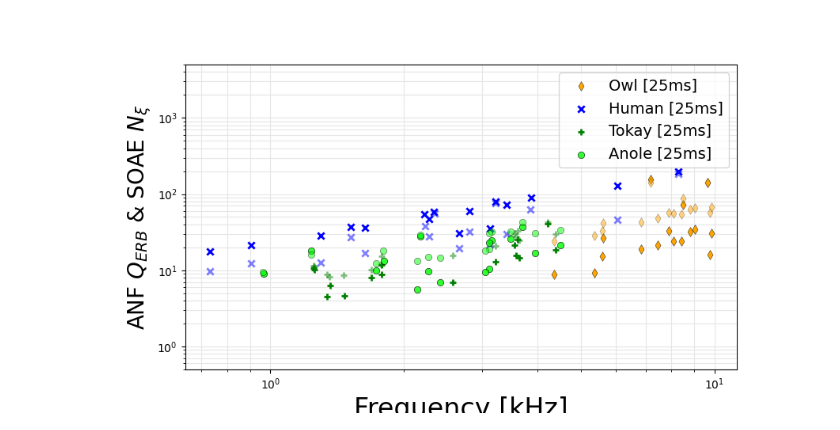
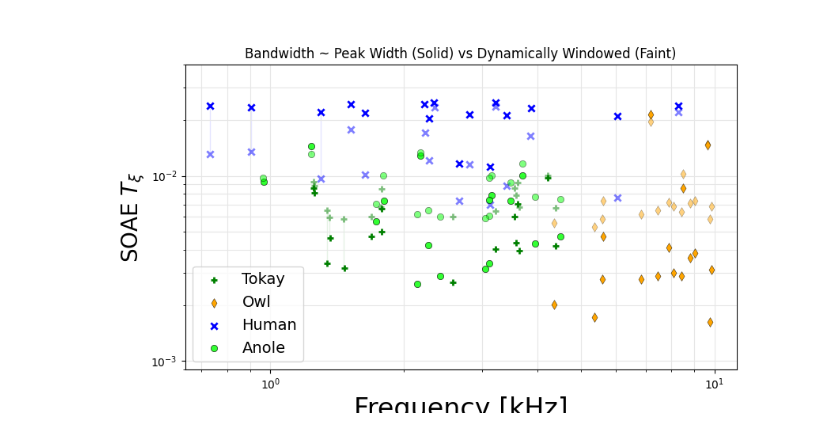
Before and after one commit to seththepeacock/otocoherence, a Jupyter notebook: scripts/plots.ipynb, the cells around one changed output. Drawn from its saved outputs; the diff is of its cells as text; code cells hidden in the pictures.

Commit message:
added deltas to cgram vs peak centric plot before sending to group

```diff
--- a/scripts/plots.ipynb
+++ b/scripts/plots.ipynb
@@ -150,11 +147,11 @@ for tc in ["N_xi"]:
         )
 
     # Plot deltas
-    delta_mask = [sp == "Human" and freq > delta_mask_fmin and freq < delta_mask_fmax for sp, freq in zip(data[meth_id_peak_centric]["phi"]["species"], data[meth_id_peak_centric]["phi"]["f0_max"])]
+    mask_deltas = [sp == "Human" and freq > delta_mask_fmin and freq < delta_mask_fmax for sp, freq in zip(data[meth_id_peak_centric]["phi"]["species"], data[meth_id_peak_centric]["phi"]["f0_max"])]
     plt.vlines(
-        data[meth_id_peak_centric]["phi"]["f0_max"][delta_mask] / 1000,
-        ymin=np.minimum(data[meth_id_peak_centric]["phi"]["N_xi"][delta_mask], data[meth_id_peak_centric_long]["phi"]["N_xi"][delta_mask]),
-        ymax=np.maximum(data[meth_id_peak_centric]["phi"]["N_xi"][delta_mask], data[meth_id_peak_centric_long]["phi"]["N_xi"][delta_mask]),
+        data[meth_id_peak_centric]["phi"]["f0_max"][mask_deltas] / 1000,
+        ymin=np.minimum(data[meth_id_peak_centric]["phi"]["N_xi"][mask_deltas], data[meth_id_peak_centric_long]["phi"]["N_xi"][mask_deltas]),
+        ymax=np.maximum(data[meth_id_peak_centric]["phi"]["N_xi"][mask_deltas], data[meth_id_peak_centric_long]["phi"]["N_xi"][mask_deltas]),
         lw=1,
         color="blue",
         zorder=0,
@@ -260,8 +258,6 @@ meth_id_cgram = "cgram int 25ms, delta_xi=1ms, rho=1.0, Hann, HPF=(300Hz cf, 50H
 
 
 data = get_data((meth_id_peak_centric, meth_id_cgram))
-fig_fp_id = f"Cgram vs Peak-centric [{meth_id_peak_centric}]"
-
 
 alpha_human_long = 0.3
 alpha_human_line = 0.1
@@ -269,10 +265,10 @@ s_human_long = 18
 delta_mask_fmin, delta_mask_fmax = 1000, 2000
 # delta_mask_fmin, delta_mask_fmax = 0, np.inf
 
-for tc in ["N_xi"]:
+for tc in ["T_xi"]:
 
     # ======================================================
-    fig_fp = os.path.join(dirs["figs"], f"Qerb and {tc} vs Freq [{fig_fp_id}].jpg")
+    fig_fp = os.path.join(dirs["figs"], f"Cgram vs Peak-centric {tc} [{meth_id_cgram} vs {meth_id_peak_centric}].jpg")
 
 
     # --- owl ANF tuning curve data (Excel files provided by Christine)
@@ -344,71 +340,83 @@ for tc in ["N_xi"]:
     for s in set(data[meth_id_peak_centric]["phi"]["species"]):
         mask_species = [sp == s for sp in data[meth_id_peak_centric]["phi"]["species"]]
         mask_species_cgram = [sp == s for sp in data[meth_id_cgram]["phi"]["species"]]
+        # Plot peak_centric ones for this species (easy part)
+        f0_species_peak_centric = data[meth_id_peak_centric]["phi"]["f0_max"][mask_species]
+        tc_species_peak_centric = data[meth_id_peak_centric]["phi"][tc][mask_species]
 
         plt.scatter(
-            data[meth_id_peak_centric]["phi"]["f0_max"][mask_species]/1000,
-            data[meth_id_peak_centric]["phi"][tc][mask_species],
+            f0_species_peak_centric/1000,
+            tc_species_peak_centric,
             marker=markers[s],
             color=colors[s],
             lw=mews[s],
             alpha=alphas[s],
             s=36,
             facecolors=mfcs[s],
-            label=f"{s} [{meth_id_peak_centric[4:8]}]",
+            # label=f"{s} [{meth_id_peak_centric[4:8]}]",
+            label=f"{s}"
         )
         for wf_idx in range(4):
+            # Make wf_idx mask
             mask_idx = [idx == wf_idx for idx in data[meth_id_peak_centric]["phi"]["wf_idx"][mask_species]]
             mask_idx_cgram = [idx == wf_idx for idx in data[meth_id_cgram]["phi"]["wf_idx"][mask_species_cgram]]
 
+            # Get the f0s from both methods so we can compare them
             peak_centric_f0s = data[meth_id_peak_centric]["phi"]["f0_max"][mask_species][mask_idx]
             cgram_f0s = data[meth_id_cgram]["phi"]["f0"][mask_species_cgram][mask_idx_cgram]
 
+            # Make the cgram mask matching cgram values to the peak-centric values
             nearest_cgram_f0_idxs = np.argmin(np.abs(cgram_f0s[:, None] - peak_centric_f0s[None, :]), axis=0)
             mask_f0_cgram = np.zeros(len(cgram_f0s), dtype=bool)
-
             mask_f0_cgram[nearest_cgram_f0_idxs] = True
 
+            # Select cgram values using the mask
+            f0s_species_idx_cgram = cgram_f0s[mask_f0_cgram]
+            tc_species_idx_cgram = data[meth_id_cgram]["phi"][tc][mask_species_cgram][mask_idx_cgram][mask_f0_cgram]
+
             plt.scatter(
-                (data[meth_id_cgram]["phi"]["f0"][mask_species_cgram][mask_idx_cgram][mask_f0_cgram])/1000,
-                data[meth_id_cgram]["phi"][tc][mask_species_cgram][mask_idx_cgram][mask_f0_cgram],
+                (f0s_species_idx_cgram)/1000,
+                tc_species_idx_cgram,
                 marker=markers[s],
                 color=colors[s],
                 lw=mews[s],
                 alpha=alphas_cgram[s],
                 s=36,
                 facecolors=mfcs[s],
                 # label=f"{s} [{meth_id_peak_centric[4:8]}]",
             )
 
-            # # Plot deltas
-            # plt.vlines(
-            #     data[meth_id_peak_centric]["phi"]["f0_max"][mask_species] / 1000,
-            #     ymin=np.minimum(data[meth_id_peak_centric]["phi"]["N_xi"][mask_species], data[meth_id_cgram]["phi"]["N_xi"][mask_species_cgram][mask_f0_cgram]),
-            #     ymax=np.maximum(data[meth_id_peak_centric]["phi"]["N_xi"][mask_species], data[meth_id_cgram]["phi"]["N_xi"][mask_species_cgram][mask_f0_cgram]),
-            #     lw=1,
-            #     color="blue",
-            #     zorder=0,
-            #     alpha=alpha_human_line
-            # )
+            # Plot deltas
+            mask_deltas = [freq < 1500 for freq in f0s_species_idx_cgram]
+            plt.vlines(
+                f0s_species_idx_cgram[mask_deltas] / 1000,
+                ymin=np.minimum(tc_species_idx_cgram[mask_deltas], tc_species_peak_centric[mask_idx][mask_deltas]),
+                ymax=np.maximum(tc_species_idx_cgram[mask_deltas], tc_species_peak_centric[mask_idx][mask_deltas]),
+                lw=1,
+                color=colors[s],
+                zorder=0,
+                alpha=alpha_human_line
+            )
 
 
 
     # ---
     fsz=24
     plt.xscale("log")
     plt.yscale("log")
     # plt.xlim([0.1, 12])
     if tc=="N_xi":
-        plt.ylim(0.5, 5e3)
+        plt.ylim(6, 300)
     elif tc=="T_xi":
-        plt.ylim(1e-3, 1e2)
+        plt.ylim(9e-4, 4e-2)
     plt.xlabel("Frequency [kHz]", fontsize=fsz)
-    plt.ylabel(rf"ANF $Q_{{ERB}}$ & SOAE ${tc[0]}_\xi$", fontsize=fsz-4)
+    plt.ylabel(rf"SOAE ${tc[0]}_\xi$", fontsize=fsz-4)
+    plt.title(f"Bandwidth ~ Peak Width (Solid) vs Dynamically Windowed (Faint)")
     plt.legend(fontsize=fsz-10)
     ax = plt.gca()
     ax.set_axisbelow(True)
     plt.grid(True, which="both", ls="-", color="0.9")
     plt.savefig(fig_fp, dpi=dpi, bbox_inches="tight")
     plt.show()
 # %% [output]
-[figure, old version]
+[figure, new version]
```
Also changed, not shown: parts of 3 cells of this notebook, 7 other files.
